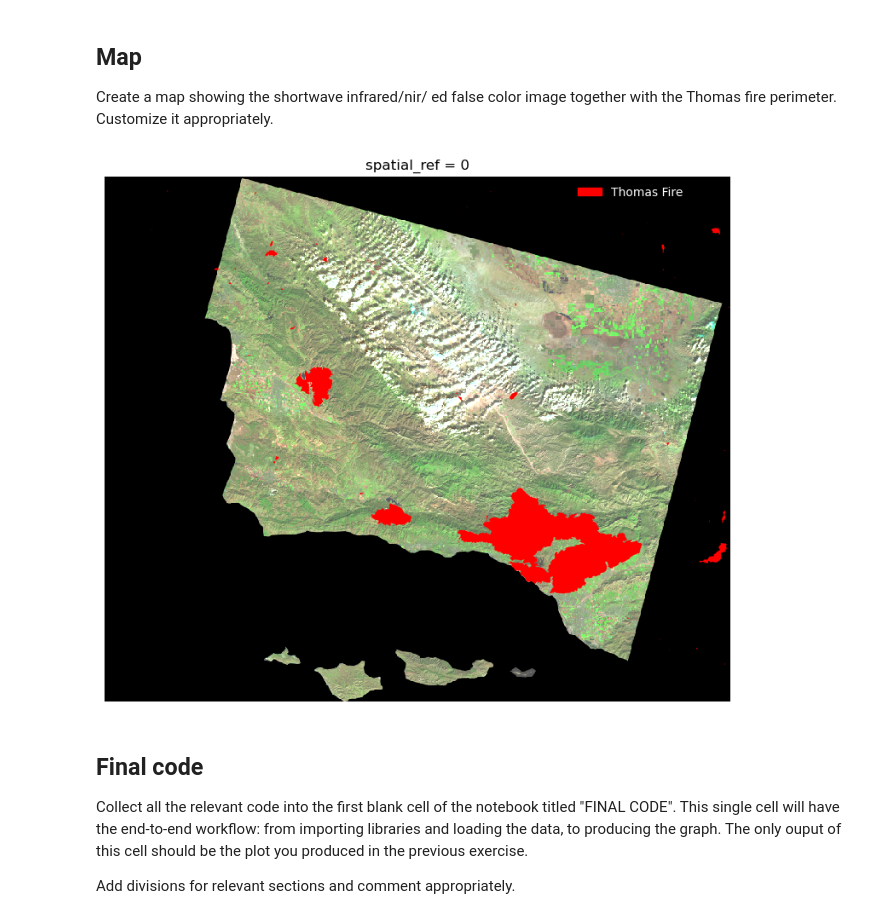
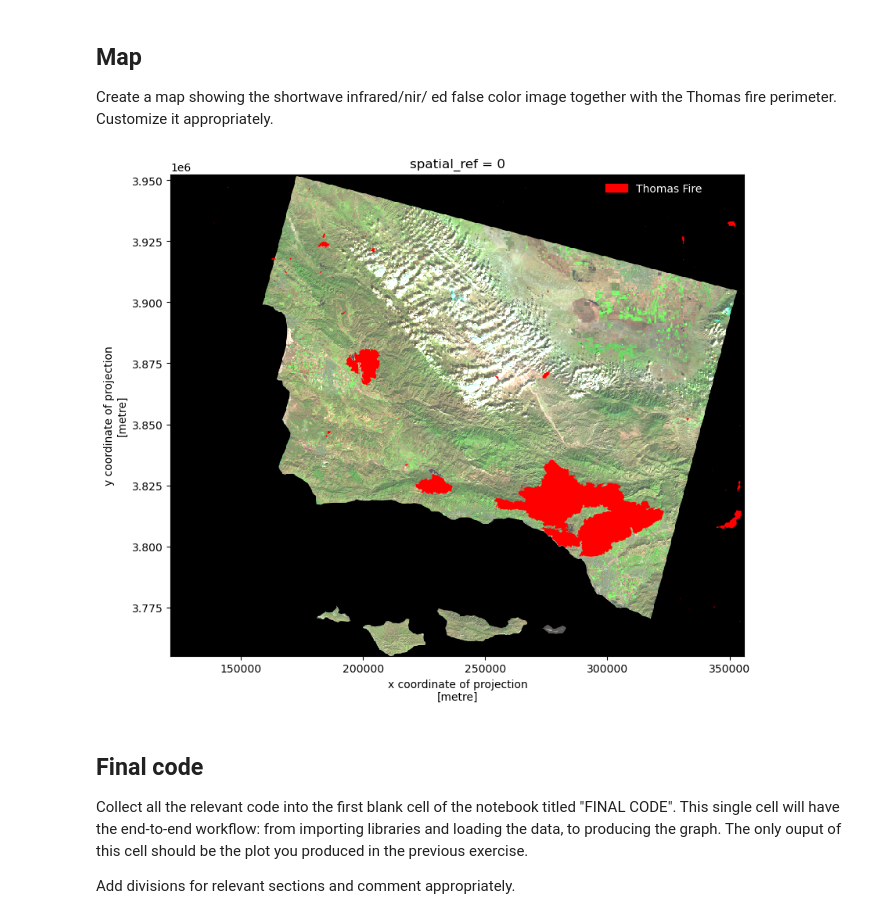
Before and after one commit to shmuir/eds220-assignment-4, a Jupyter notebook: hwk4-task2-false-color.ipynb, the cells around one changed output. Drawn from its saved outputs; the diff is of its cells as text; code cells hidden in the pictures.

```diff
--- a/hwk4-task2-false-color.ipynb
+++ b/hwk4-task2-false-color.ipynb
@@ -162,22 +166,19 @@ fires_clip = gpd.clip(ca_fires, landsat.rio.bounds())
 Create a map showing the shortwave infrared/nir/ ed false color image together with the Thomas fire perimeter.
 Customize it appropriately.
 # %%
-fig, ax = plt.subplots(figsize=(12,8))
+fig, ax = plt.subplots(figsize=(12,8)) # initialize plot
 
-ax.axis("off")
+landsat[['swir22', 'nir08', 'red']].to_array().plot.imshow(robust=True, ax= ax) # landsat false image plot
 
-landsat[['swir22', 'nir08', 'red']].to_array().plot.imshow(robust=True, ax= ax)
+fires_clip.plot(ax=ax, color = 'red') # plot thomas fire ontop of landsat image
+fires_patch = mpatches.Patch(color='red', # change color to red
+                          label='Thomas Fire') # update label
 
-fires_clip.plot(ax=ax, color = 'red')
-fires_patch = mpatches.Patch(color='red',
-                          label='Thomas Fire')
-
-ax.legend(handles = [fires_patch], frameon=False, loc = (0.75, 0.95), labelcolor = 'white')
-
+ax.legend(handles = [fires_patch], frameon=False, loc = (0.75, 0.95), labelcolor = 'white') # add legend and update text color
 
 plt.show()
 # %% [output]
-[figure, old version]
+[figure, new version]
 # %% [markdown]
 ## Final code
 
```
Also changed, not shown: parts of 9 cells of this notebook.
